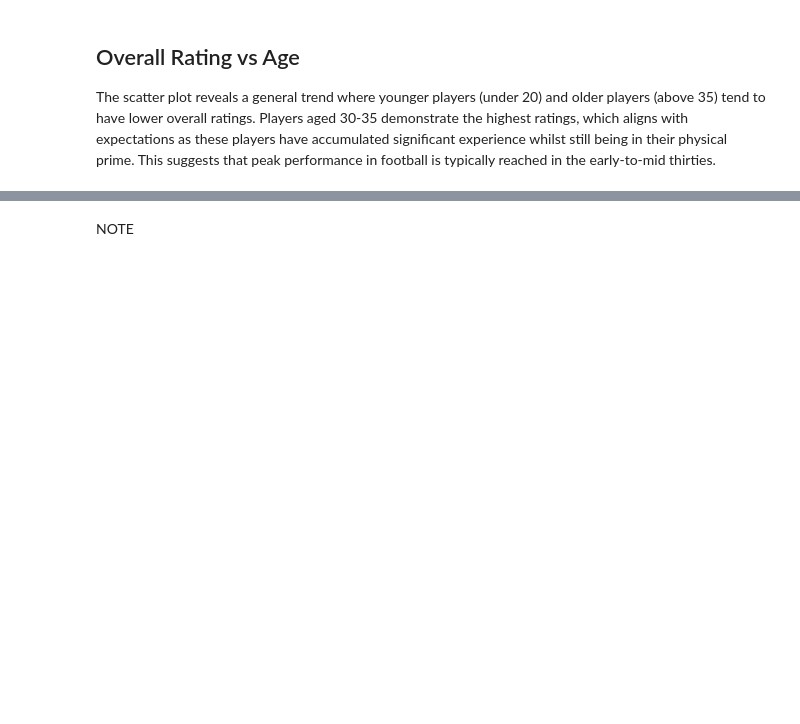
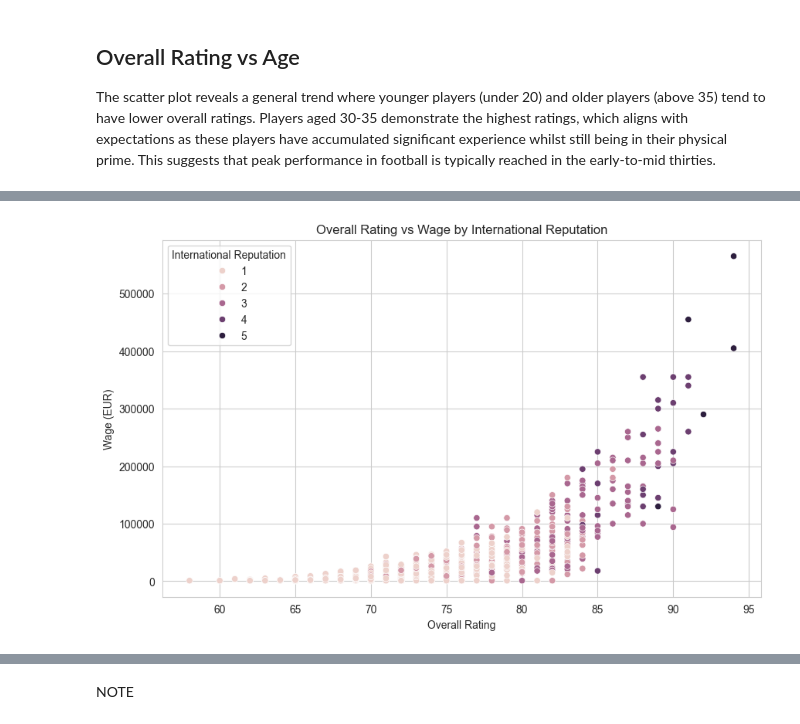
Before and after one commit to lehaanwar/football-players-data, a Jupyter notebook: jupyter_notebooks/Data Vis.ipynb, the cells around one changed output, grey strips where cells are left out. Cells and saved outputs as stored; diff of their text form; code cells hidden in the pictures; blank space fills up the shorter version.

```diff
--- a/jupyter_notebooks/Data Vis.ipynb
+++ b/jupyter_notebooks/Data Vis.ipynb
@@ -222,0 +274,11 @@ peak performance in football is typically reached in the early-to-mid thirties.
+# %%
+# show the relationship between overall_rating, age, international reputation vs wages, value and release_clause using a scatter plot
+plt.figure(figsize=(10, 6))
+sns.scatterplot(x='overall_rating', y='wage_euro', hue='international_reputation(1-5)', data=df)
+plt.title('Overall Rating vs Wage by International Reputation')
+plt.xlabel('Overall Rating')
+plt.ylabel('Wage (EUR)')
+plt.legend(title='International Reputation')
+plt.show()
+# %% [output]
+[figure, added]
```
Also changed, not shown: parts of 13 cells of this notebook, 1 other file.
